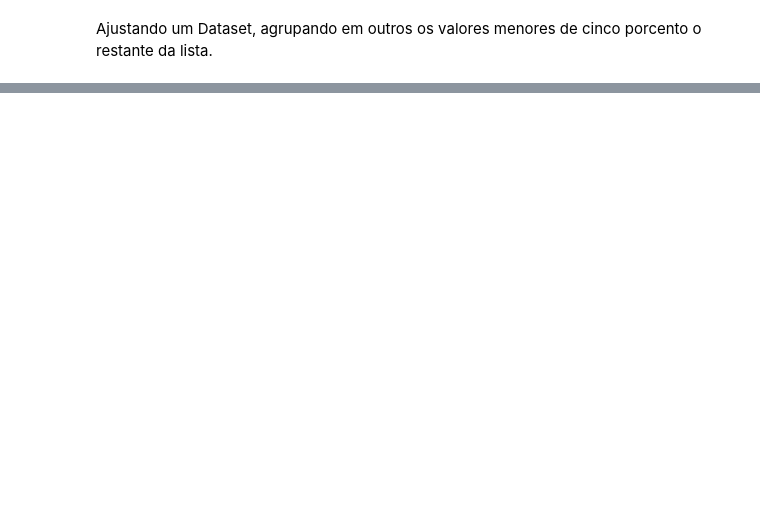
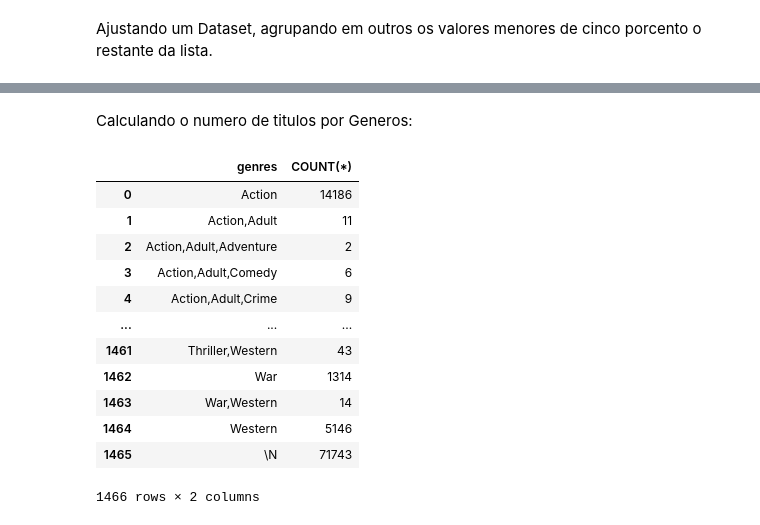
Before and after one commit to ACRainieri/pyspark, a Jupyter notebook: Mini_projeto_DSA.ipynb, the cells around one changed output, grey strips where cells are left out. Cells and saved outputs as stored; diff of their text form; code cells hidden in the pictures; blank space fills up the shorter version.

```diff
--- a/Mini_projeto_DSA.ipynb
+++ b/Mini_projeto_DSA.ipynb
@@ -111,0 +148,22 @@ NameError: ignored
+# %% [markdown]
+Calculando o numero de titulos por Generos:
+# %%
+sql_consulta_genero = "SELECT genres, COUNT(*) FROM titles WHERE type = 'movie' GROUP BY genres"
+
+resultado2 = pd.read_sql_query(sql_consulta_genero, conn)
+
+display(resultado2)
+# %% [output]
+|  | genres | COUNT(*) |
+| 0 | Action | 14186 |
+| 1 | Action,Adult | 11 |
+| 2 | Action,Adult,Adventure | 2 |
+| 3 | Action,Adult,Comedy | 6 |
+| 4 | Action,Adult,Crime | 9 |
+| ... | ... | ... |
+| 1461 | Thriller,Western | 43 |
+| 1462 | War | 1314 |
+| 1463 | War,Western | 14 |
+| 1464 | Western | 5146 |
+| 1465 | \N | 71743 |
+1466 rows × 2 columns
```
Also changed, not shown: parts of 7 cells of this notebook.
